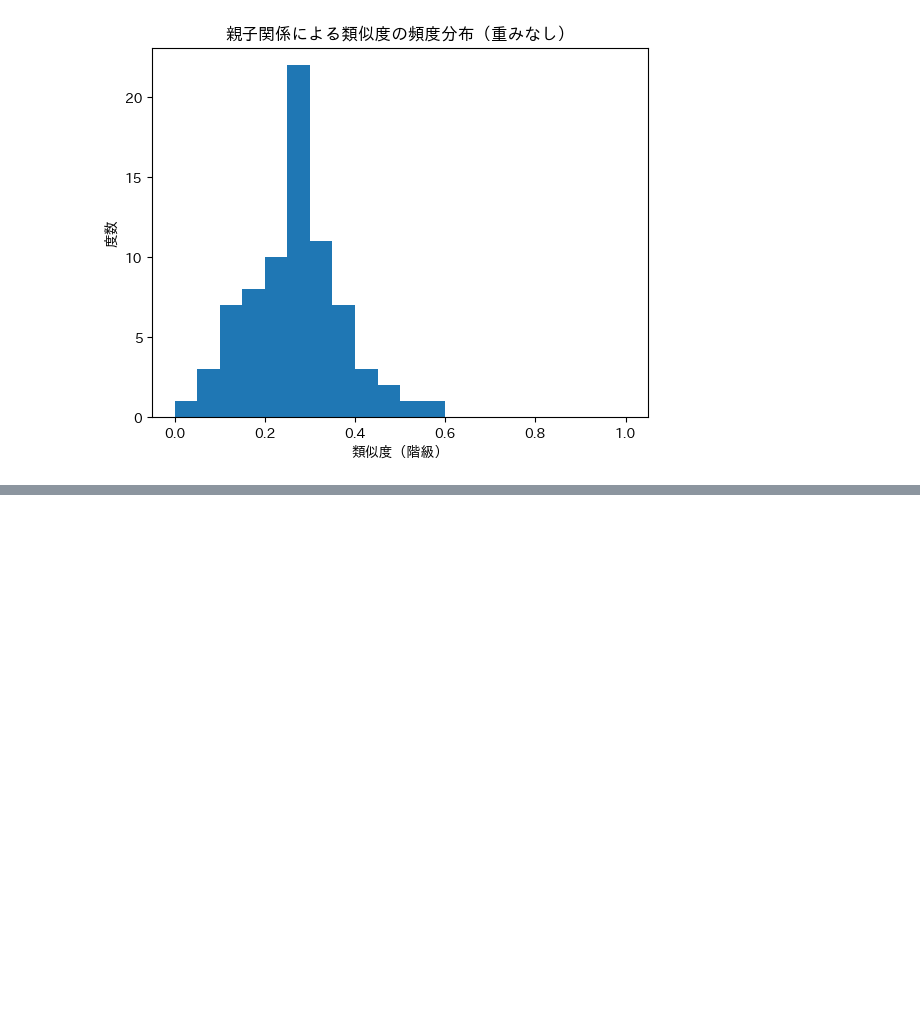
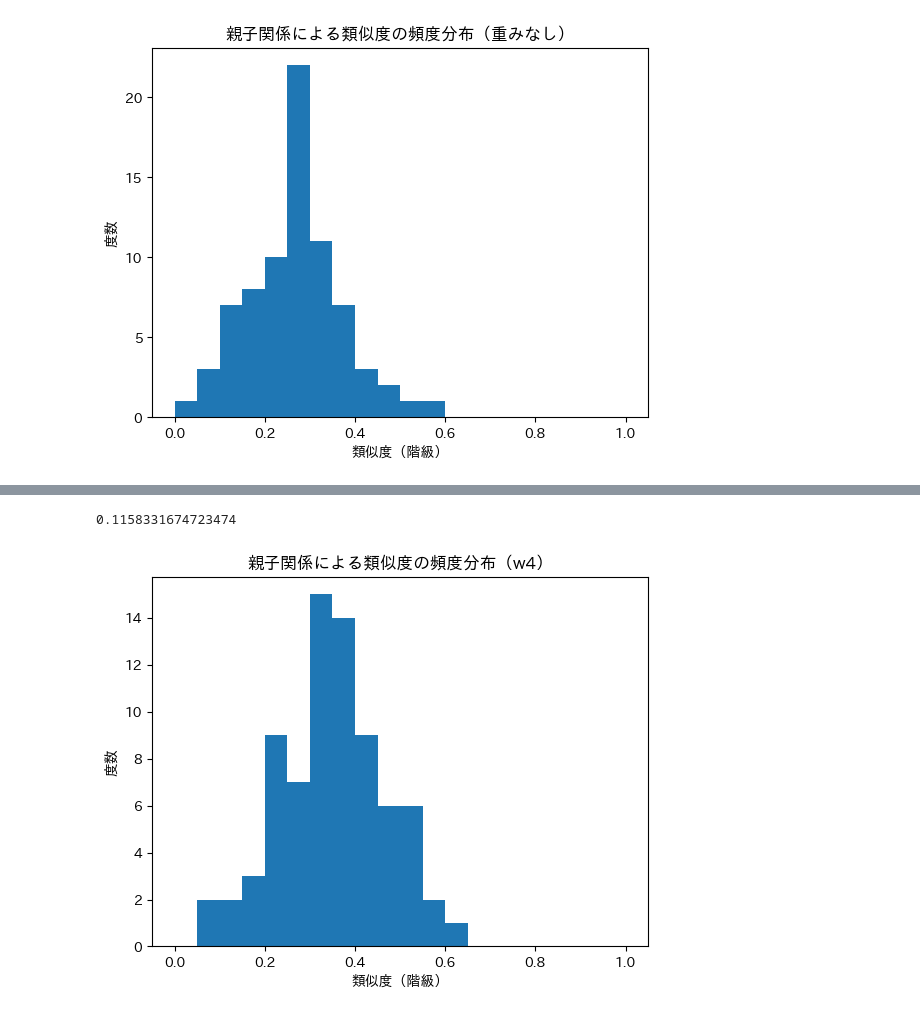
Before and after one commit to tsubasasugawara/lyrics_melody_analyzer, a Jupyter notebook: notebooks/method_comparison.ipynb, the cells around one changed output, grey strips where cells are left out. Saved outputs shown, nothing was run; the diff lists cells and outputs as text; code cells hidden in the pictures; blank space fills up the shorter version.

```diff
--- a/notebooks/method_comparison.ipynb
+++ b/notebooks/method_comparison.ipynb
@@ -65,0 +88,11 @@ histplot(rates, title="親子関係による類似度の頻度分布（重みあ
+# %%
+df1 = pd.read_csv("csv/GReeeeN_tspc_w4_20231119.csv")
+df2 = pd.read_csv("csv/ヨルシカ_tspc_w4_20231119.csv")
+data = pd.concat([df1, df2])
+rates = pd.concat([data.numerator_A / data.denominator_A, data.numerator_S / data.denominator_S], axis=0)
+
+print(calc_stddev(rates))
+histplot(rates, title="親子関係による類似度の頻度分布（w4）", xlabel="類似度（階級）")
+# %% [output]
+0.1158331674723474
+[figure, added]
```
Also changed, not shown: parts of 5 cells of this notebook, 12 other files.
